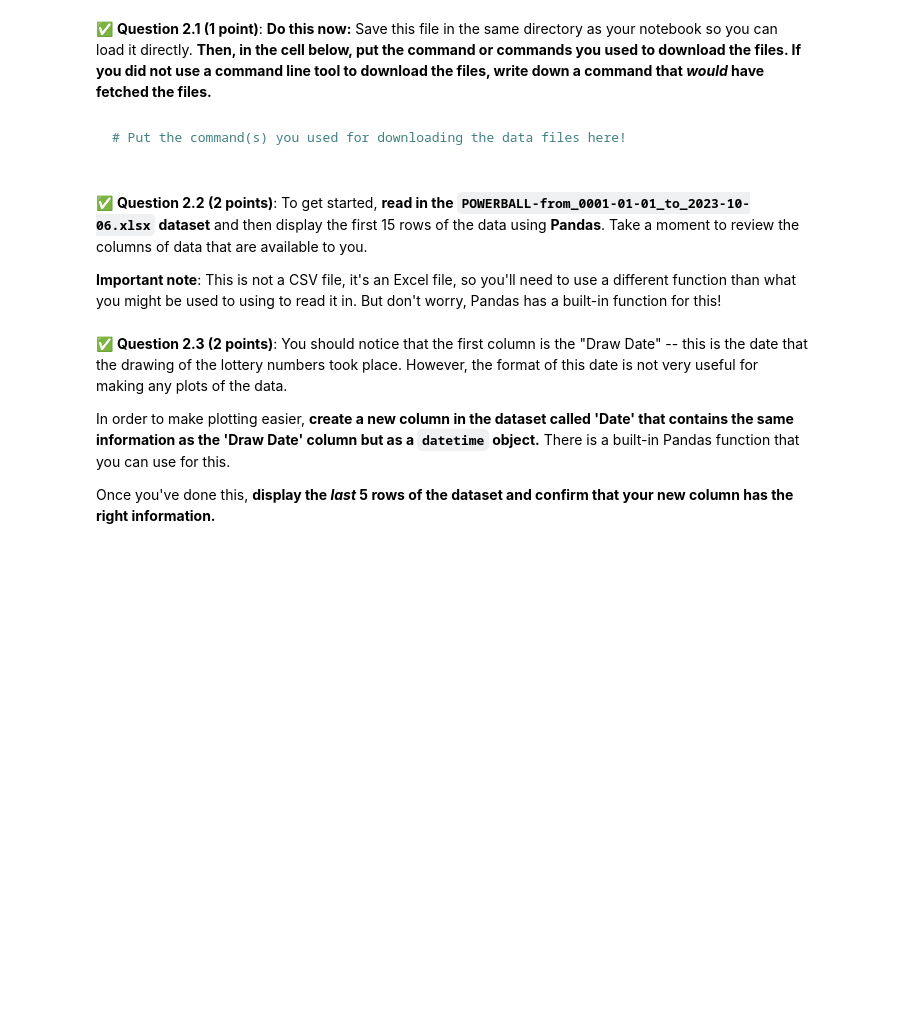
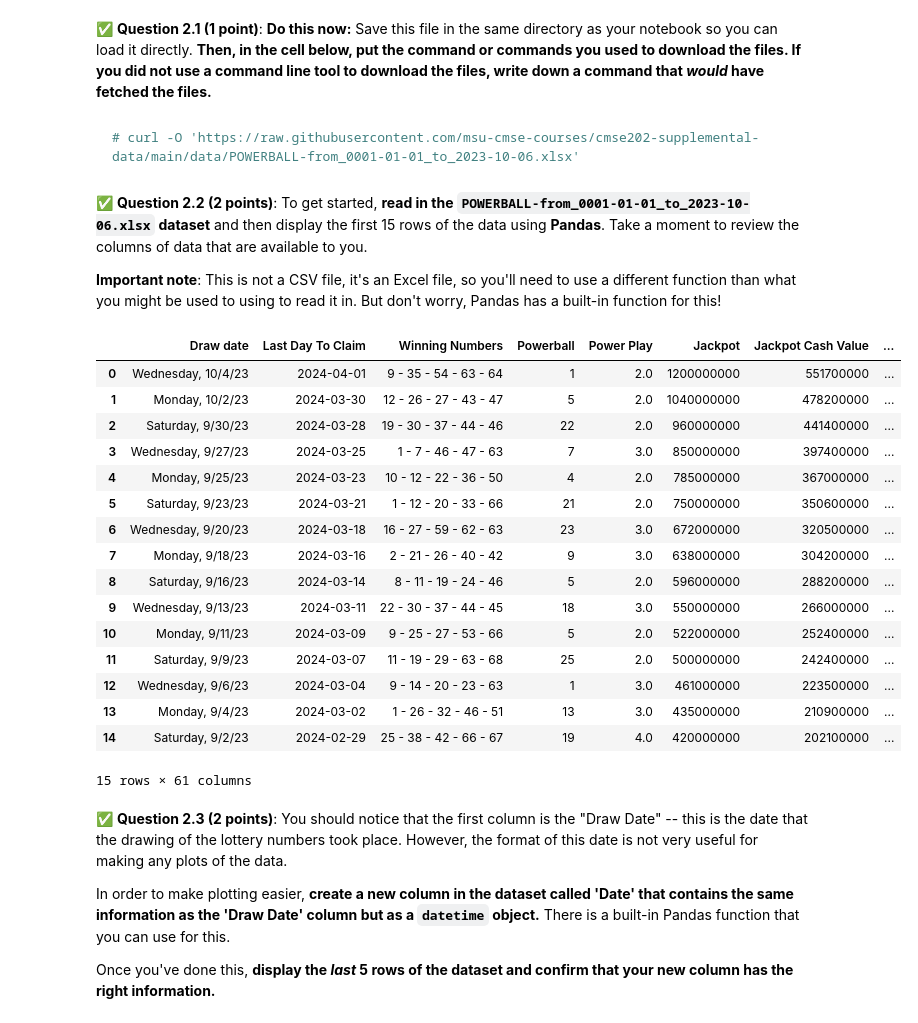
Before and after one commit to BraydenDillon/CMSE202-f23-turnin, a Jupyter notebook: midterm/CMSE202-Midterm-Section001-STUDENT.ipynb, the cells around one changed output. Cells and saved outputs as stored; diff of their text form; code cells hidden in the pictures; blank space fills up the shorter version.

````diff
--- a/midterm/CMSE202-Midterm-Section001-STUDENT.ipynb
+++ b/midterm/CMSE202-Midterm-Section001-STUDENT.ipynb
@@ -62,11 +61,10 @@ You should be able to access it here:
 **Important note**: If you get stuck with either Question 2.3 or 2.6, there is a second dataset that you can use that contains the values generated by those questions. See the bottom of the notebook to get this dataset and the corresponding values.
 # %% [markdown]
 &#9989; **Question 2.1 (1 point)**: **Do this now:** Save this file in the same directory as your notebook so you can load it directly. **Then, in the cell below, put the command or commands you used to download the files. If you did not use a command line tool to download the files, write down a command that *would* have fetched the files.**
-# %% [markdown]
-``` bash
-# Put the command(s) you used for downloading the data files here!
-
-```
+# %% [markdown]
+``` bash
+# curl -O 'https://raw.githubusercontent.com/msu-cmse-courses/cmse202-supplemental-data/main/data/POWERBALL-from_0001-01-01_to_2023-10-06.xlsx'
+```
 # %% [markdown]
 &#9989; **Question 2.2 (2 points)**: To get started, **read in the `POWERBALL-from_0001-01-01_to_2023-10-06.xlsx` dataset** and then display the first 15 rows of the data using **Pandas**. Take a moment to review the columns of data that are available to you.
 
@@ -76,3 +72,26 @@ You should be able to access it here:
+# %%
+### Put your code here
+import pandas as pd
+data1 = pd.read_excel('POWERBALL-from_0001-01-01_to_2023-10-06.xlsx')
+data1.head(15)
+# %% [output]
+|  | Draw date | Last Day To Claim | Winning Numbers | Powerball | Power Play | Jackpot | Jackpot Cash Value | ... |
+| 0 | Wednesday, 10/4/23 | 2024-04-01 | 9 - 35 - 54 - 63 - 64 | 1 | 2.0 | 1200000000 | 551700000 | ... |
+| 1 | Monday, 10/2/23 | 2024-03-30 | 12 - 26 - 27 - 43 - 47 | 5 | 2.0 | 1040000000 | 478200000 | ... |
+| 2 | Saturday, 9/30/23 | 2024-03-28 | 19 - 30 - 37 - 44 - 46 | 22 | 2.0 | 960000000 | 441400000 | ... |
+| 3 | Wednesday, 9/27/23 | 2024-03-25 | 1 - 7 - 46 - 47 - 63 | 7 | 3.0 | 850000000 | 397400000 | ... |
+| 4 | Monday, 9/25/23 | 2024-03-23 | 10 - 12 - 22 - 36 - 50 | 4 | 2.0 | 785000000 | 367000000 | ... |
+| 5 | Saturday, 9/23/23 | 2024-03-21 | 1 - 12 - 20 - 33 - 66 | 21 | 2.0 | 750000000 | 350600000 | ... |
+| 6 | Wednesday, 9/20/23 | 2024-03-18 | 16 - 27 - 59 - 62 - 63 | 23 | 3.0 | 672000000 | 320500000 | ... |
+| 7 | Monday, 9/18/23 | 2024-03-16 | 2 - 21 - 26 - 40 - 42 | 9 | 3.0 | 638000000 | 304200000 | ... |
+| 8 | Saturday, 9/16/23 | 2024-03-14 | 8 - 11 - 19 - 24 - 46 | 5 | 2.0 | 596000000 | 288200000 | ... |
+| 9 | Wednesday, 9/13/23 | 2024-03-11 | 22 - 30 - 37 - 44 - 45 | 18 | 3.0 | 550000000 | 266000000 | ... |
+| 10 | Monday, 9/11/23 | 2024-03-09 | 9 - 25 - 27 - 53 - 66 | 5 | 2.0 | 522000000 | 252400000 | ... |
+| 11 | Saturday, 9/9/23 | 2024-03-07 | 11 - 19 - 29 - 63 - 68 | 25 | 2.0 | 500000000 | 242400000 | ... |
+| 12 | Wednesday, 9/6/23 | 2024-03-04 | 9 - 14 - 20 - 23 - 63 | 1 | 3.0 | 461000000 | 223500000 | ... |
+| 13 | Monday, 9/4/23 | 2024-03-02 | 1 - 26 - 32 - 46 - 51 | 13 | 3.0 | 435000000 | 210900000 | ... |
+| 14 | Saturday, 9/2/23 | 2024-02-29 | 25 - 38 - 42 - 66 - 67 | 19 | 4.0 | 420000000 | 202100000 | ... |
+15 rows × 61 columns
 # %% [markdown]
 &#9989; **Question 2.3 (2 points)**: You should notice that the first column is the "Draw Date" -- this is the date that the drawing of the lottery numbers took place. However, the format of this date is not very useful for making any plots of the data.
 
````
Also changed, not shown: parts of 12 cells of this notebook, 1 other file.
